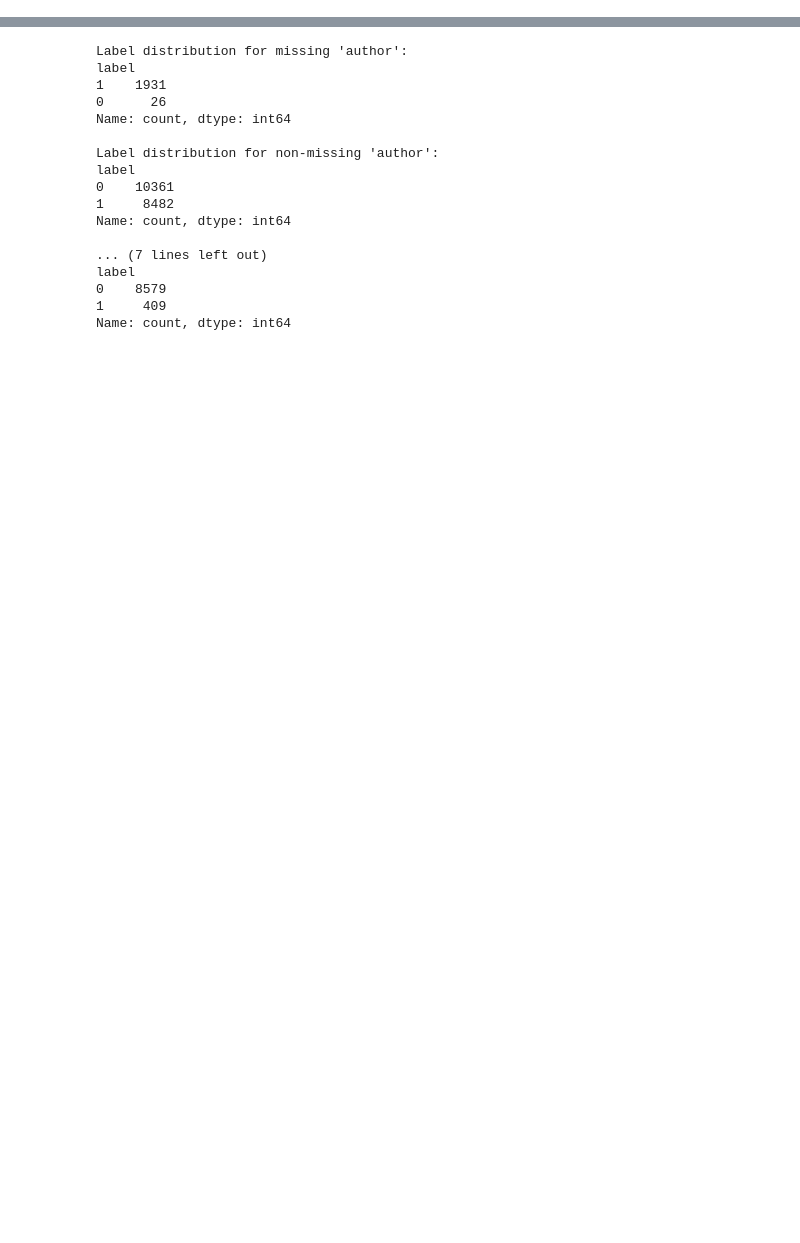
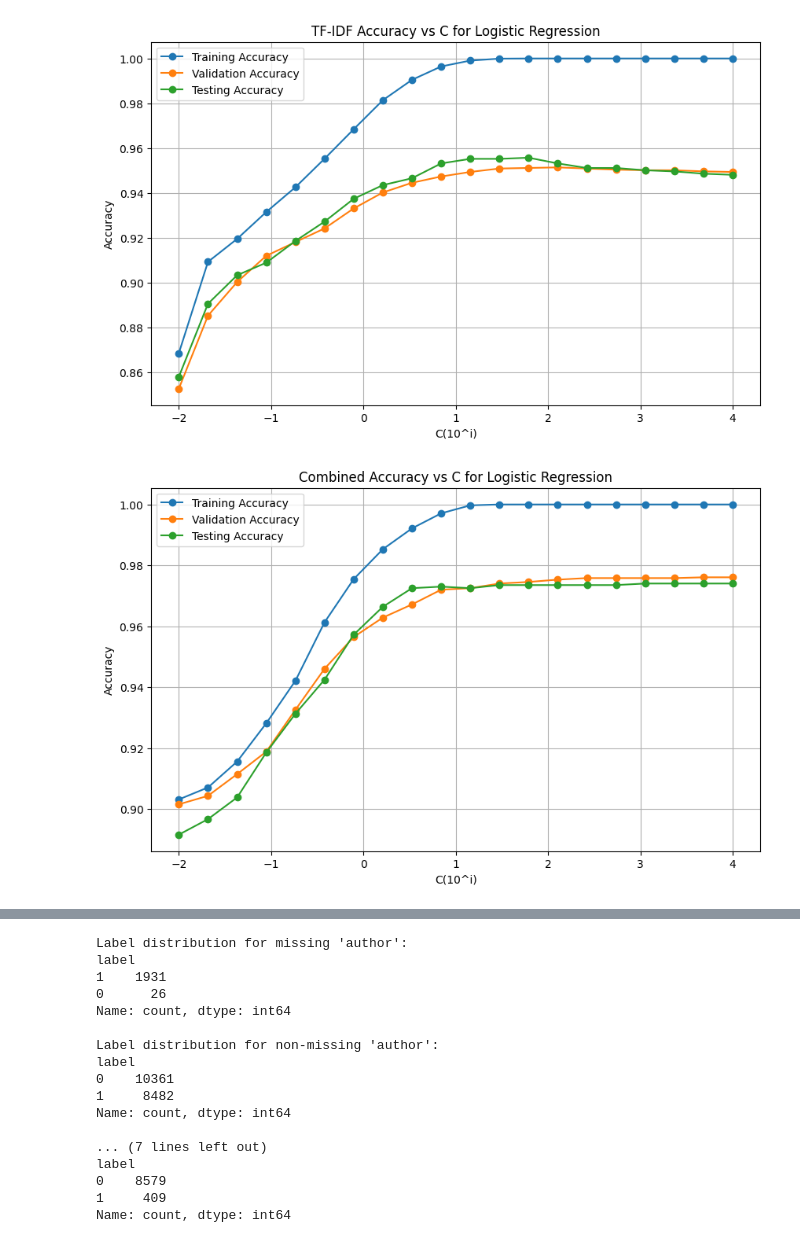
Before and after one commit to zhaoq23/fake_news_detection, a Jupyter notebook: final.ipynb, the cells around one changed output, grey strips where cells are left out. Cells and saved outputs as stored; diff of their text form; code cells hidden in the pictures; blank space fills up the shorter version.

```diff
--- a/final.ipynb
+++ b/final.ipynb
@@ -150,0 +758,20 @@ Name: count, dtype: int64
+# %%
+from sklearn.linear_model import LogisticRegression
+def lr_model(d, C=1.0, max_iter=1000,show=True,penalty='l2'):
+    lr = LogisticRegression(C=C, max_iter=max_iter, penalty=penalty)
+    lr.fit(d.X_train, d.y_train)
+    y_pred = lr.predict(d.X_test)
+    if show:
+        print("accuracy_score",accuracy_score(d.y_test,  y_pred))
+        print("precision_score", precision_score(d.y_test, y_pred))
+        print("recall_score", recall_score(d.y_test, y_pred))
+        print("f1_score",f1_score(d.y_test, y_pred))
+        print("roc_auc_score",roc_auc_score(d.y_test, y_pred))
+    y_train_pred = lr.predict(d.X_train)
+    y_val_pred = lr.predict(d.X_val)
+    return accuracy_score(d.y_train,  y_train_pred), accuracy_score(d.y_val,  y_val_pred), accuracy_score(d.y_test,  y_pred)
+
+print("tfidf")
+lr_model(tfidf)
+print("combined")
+lr_model(combined)
@@ -150,0 +792,47 @@ Name: count, dtype: int64
+# %%
+train_accuracies = []
+val_accuracies = []
+test_accuracies = []
+
+C = np.logspace(-2, 4, num=20)
+log10_C = np.log10(C)
+for i in C:
+    train, val, test = lr_model(tfidf, C=i, show=False)
+    train_accuracies.append(train)
+    val_accuracies.append(val)
+    test_accuracies.append(test)
+
+plt.figure(figsize=(10, 6))
+plt.plot(log10_C, train_accuracies, label='Training Accuracy', marker='o')
+plt.plot(log10_C, val_accuracies, label='Validation Accuracy', marker='o')
+plt.plot(log10_C, test_accuracies, label='Testing Accuracy', marker='o')
+plt.xlabel('C(10^i)')
+plt.ylabel('Accuracy')
+plt.title('TF-IDF Accuracy vs C for Logistic Regression')
+plt.legend()
+plt.grid(True)
+plt.show()
+
+train_accuracies = []
+val_accuracies = []
+test_accuracies = []
+
+for i in C:
+    train, val, test = lr_model(combined, C=i, show=False)
+    train_accuracies.append(train)
+    val_accuracies.append(val)
+    test_accuracies.append(test)
+
+plt.figure(figsize=(10, 6))
+plt.plot(log10_C, train_accuracies, label='Training Accuracy', marker='o')
+plt.plot(log10_C, val_accuracies, label='Validation Accuracy', marker='o')
+plt.plot(log10_C, test_accuracies, label='Testing Accuracy', marker='o')
+plt.xlabel('C(10^i)')
+plt.ylabel('Accuracy')
+plt.title('Combined Accuracy vs C for Logistic Regression')
+plt.legend()
+plt.grid(True)
+plt.show()
+# %% [output]
+[figure, added]
+[figure, added]
```
Also changed, not shown: parts of 78 cells of this notebook, 1 other file.
